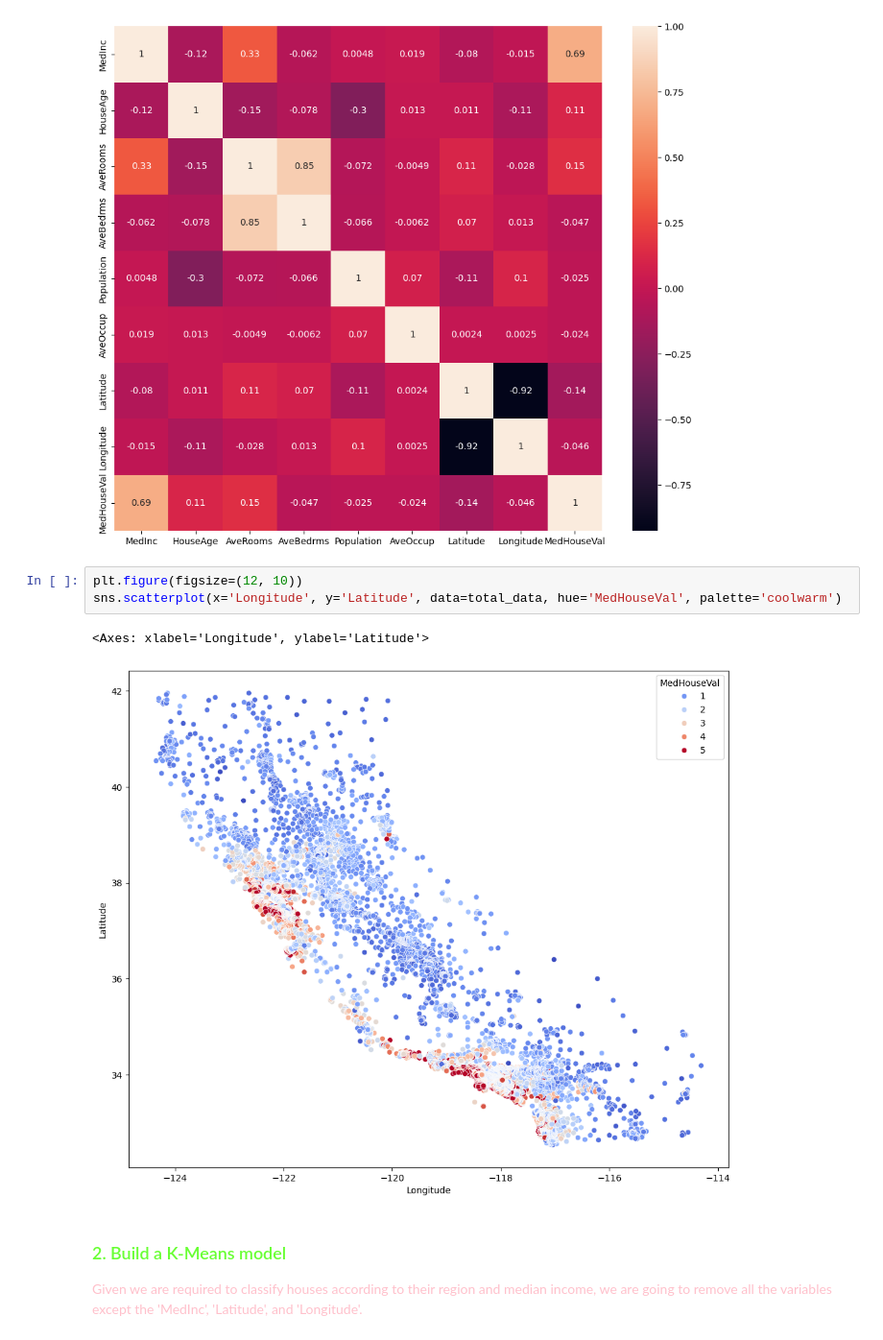
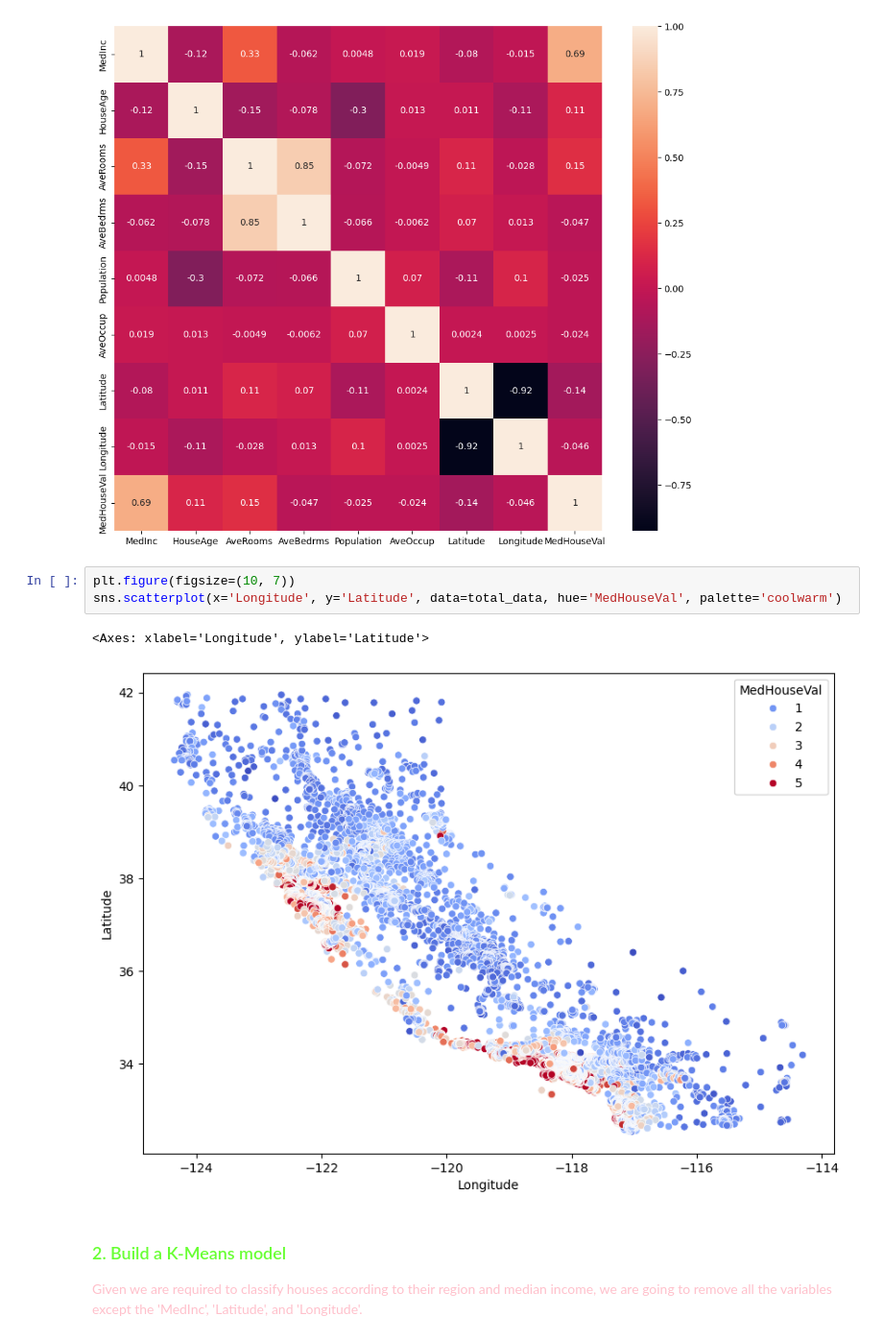
Before and after one commit to dorianDraper/KMeans-project, a Jupyter notebook: src/project.ipynb, the cells around one changed output. Shown at 96% size. Cells and saved outputs as stored; diff of their text form.

```diff
--- a/src/project.ipynb
+++ b/src/project.ipynb
@@ -72,11 +72,11 @@ plt.show()
 # %% [output]
 [figure]
 # %%
-plt.figure(figsize=(12, 10))
+plt.figure(figsize=(10, 7))
 sns.scatterplot(x='Longitude', y='Latitude', data=total_data, hue='MedHouseVal', palette='coolwarm')
 # %% [output]
 <Axes: xlabel='Longitude', ylabel='Latitude'>
-[figure, old version]
+[figure, new version]
 # %% [markdown]
 <h3 id="step2" style="font-family: Comic Sans MS; color: #68FF33">2. Build a K-Means model</h3>
 <p style="color: pink">Given we are required to classify houses according to their region and median income, we are going to remove all the variables except the 'MedInc', 'Latitude', and 'Longitude'.</p>
```
Also changed, not shown: parts of 29 cells of this notebook, 2 other files.
